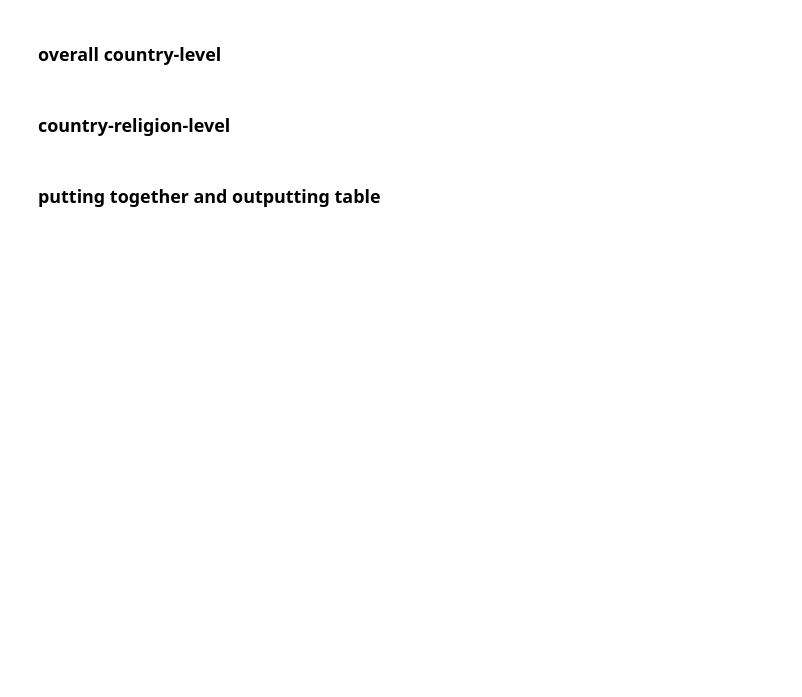
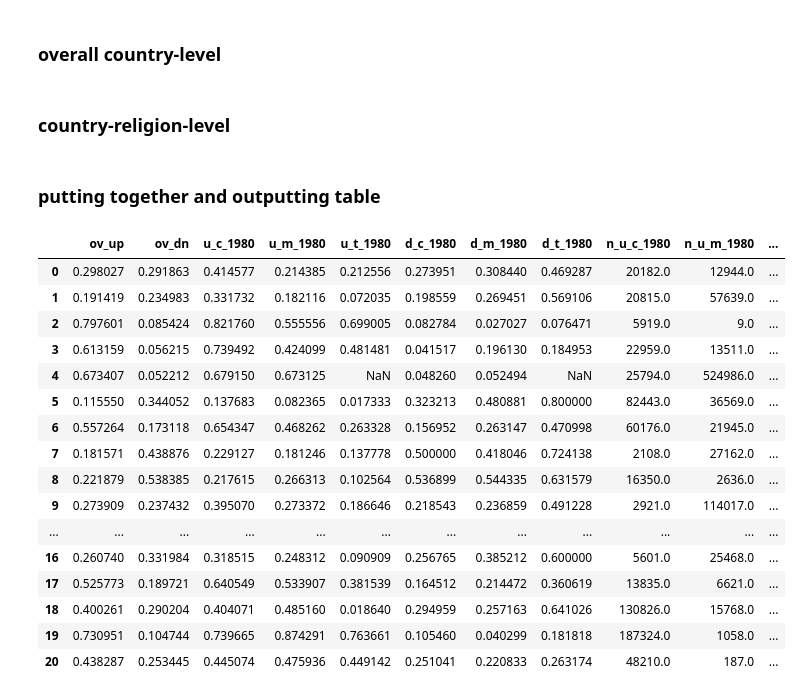
Before and after one commit to imreligionafrica/imreligionafrica, a Jupyter notebook: _3_figures_tables/code/_2.5_textab_country_im_majrel_1418.ipynb, the cells around one changed output. Drawn from its saved outputs; the diff is of its cells as text; code cells hidden in the pictures; blank space fills up the shorter version.

```diff
--- a/_3_figures_tables/code/_2.5_textab_country_im_majrel_1418.ipynb
+++ b/_3_figures_tables/code/_2.5_textab_country_im_majrel_1418.ipynb
@@ -117,5 +170,24 @@ def add_colorbars(x1, x2):
 # %%
 df = pd.merge(dfov, dfc, on=['iso'], how='outer')
 df['country'] =  coco.convert(names=list(df['iso']), to='name_short')
 del df['iso']
+df
+# %% [output]
+|  | ov_up | ov_dn | u_c_1980 | u_m_1980 | u_t_1980 | d_c_1980 | d_m_1980 | d_t_1980 | n_u_c_1980 | n_u_m_1980 | ... |
+| 0 | 0.298027 | 0.291863 | 0.414577 | 0.214385 | 0.212556 | 0.273951 | 0.308440 | 0.469287 | 20182.0 | 12944.0 | ... |
+| 1 | 0.191419 | 0.234983 | 0.331732 | 0.182116 | 0.072035 | 0.198559 | 0.269451 | 0.569106 | 20815.0 | 57639.0 | ... |
+| 2 | 0.797601 | 0.085424 | 0.821760 | 0.555556 | 0.699005 | 0.082784 | 0.027027 | 0.076471 | 5919.0 | 9.0 | ... |
+| 3 | 0.613159 | 0.056215 | 0.739492 | 0.424099 | 0.481481 | 0.041517 | 0.196130 | 0.184953 | 22959.0 | 13511.0 | ... |
+| 4 | 0.673407 | 0.052212 | 0.679150 | 0.673125 | NaN | 0.048260 | 0.052494 | NaN | 25794.0 | 524986.0 | ... |
+| 5 | 0.115550 | 0.344052 | 0.137683 | 0.082365 | 0.017333 | 0.323213 | 0.480881 | 0.800000 | 82443.0 | 36569.0 | ... |
+| 6 | 0.557264 | 0.173118 | 0.654347 | 0.468262 | 0.263328 | 0.156952 | 0.263147 | 0.470998 | 60176.0 | 21945.0 | ... |
+| 7 | 0.181571 | 0.438876 | 0.229127 | 0.181246 | 0.137778 | 0.500000 | 0.418046 | 0.724138 | 2108.0 | 27162.0 | ... |
+| 8 | 0.221879 | 0.538385 | 0.217615 | 0.266313 | 0.102564 | 0.536899 | 0.544335 | 0.631579 | 16350.0 | 2636.0 | ... |
+| 9 | 0.273909 | 0.237432 | 0.395070 | 0.273372 | 0.186646 | 0.218543 | 0.236859 | 0.491228 | 2921.0 | 114017.0 | ... |
+| ... | ... | ... | ... | ... | ... | ... | ... | ... | ... | ... | ... |
+| 16 | 0.260740 | 0.331984 | 0.318515 | 0.248312 | 0.090909 | 0.256765 | 0.385212 | 0.600000 | 5601.0 | 25468.0 | ... |
+| 17 | 0.525773 | 0.189721 | 0.640549 | 0.533907 | 0.381539 | 0.164512 | 0.214472 | 0.360619 | 13835.0 | 6621.0 | ... |
+| 18 | 0.400261 | 0.290204 | 0.404071 | 0.485160 | 0.018640 | 0.294959 | 0.257163 | 0.641026 | 130826.0 | 15768.0 | ... |
+| 19 | 0.730951 | 0.104744 | 0.739665 | 0.874291 | 0.763661 | 0.105460 | 0.040299 | 0.181818 | 187324.0 | 1058.0 | ... |
+| 20 | 0.438287 | 0.253445 | 0.445074 | 0.475936 | 0.449142 | 0.251041 | 0.220833 | 0.263174 | 48210.0 | 187.0 | ... |
 # %%
```
Also changed, not shown: parts of 6 cells of this notebook, 4 other files.
